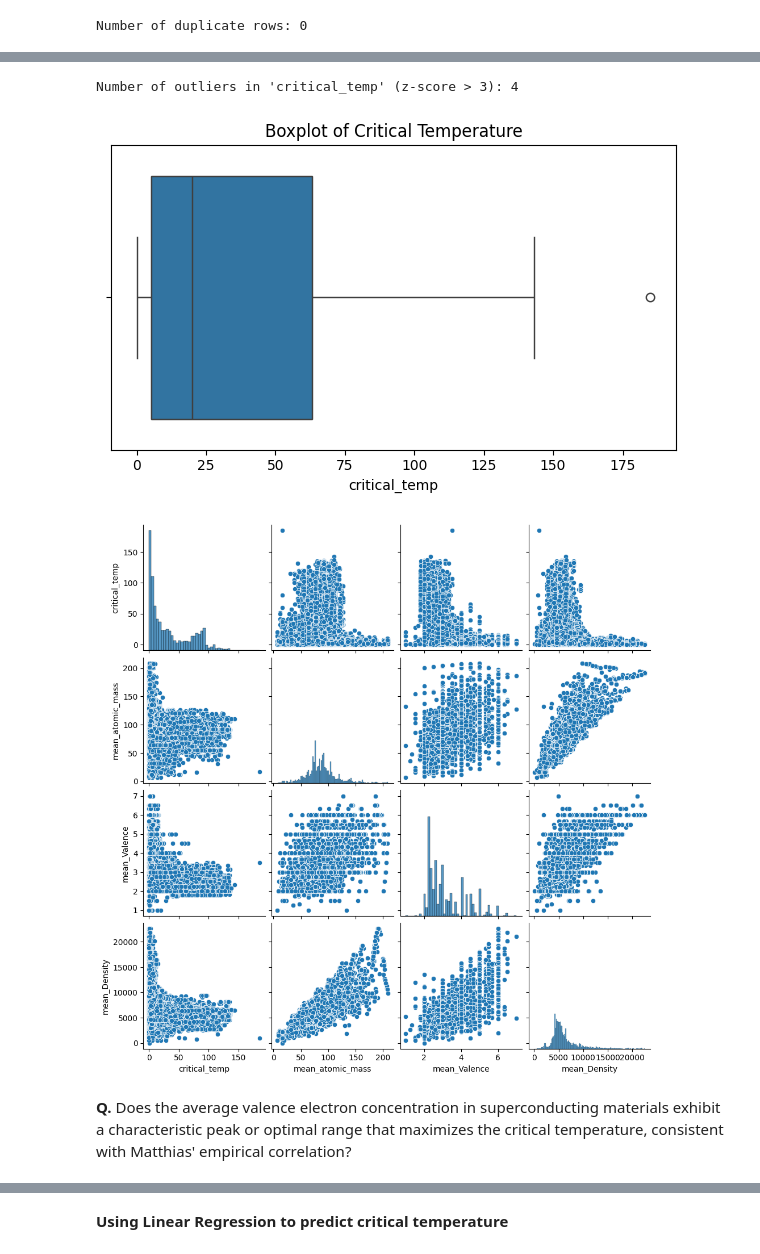
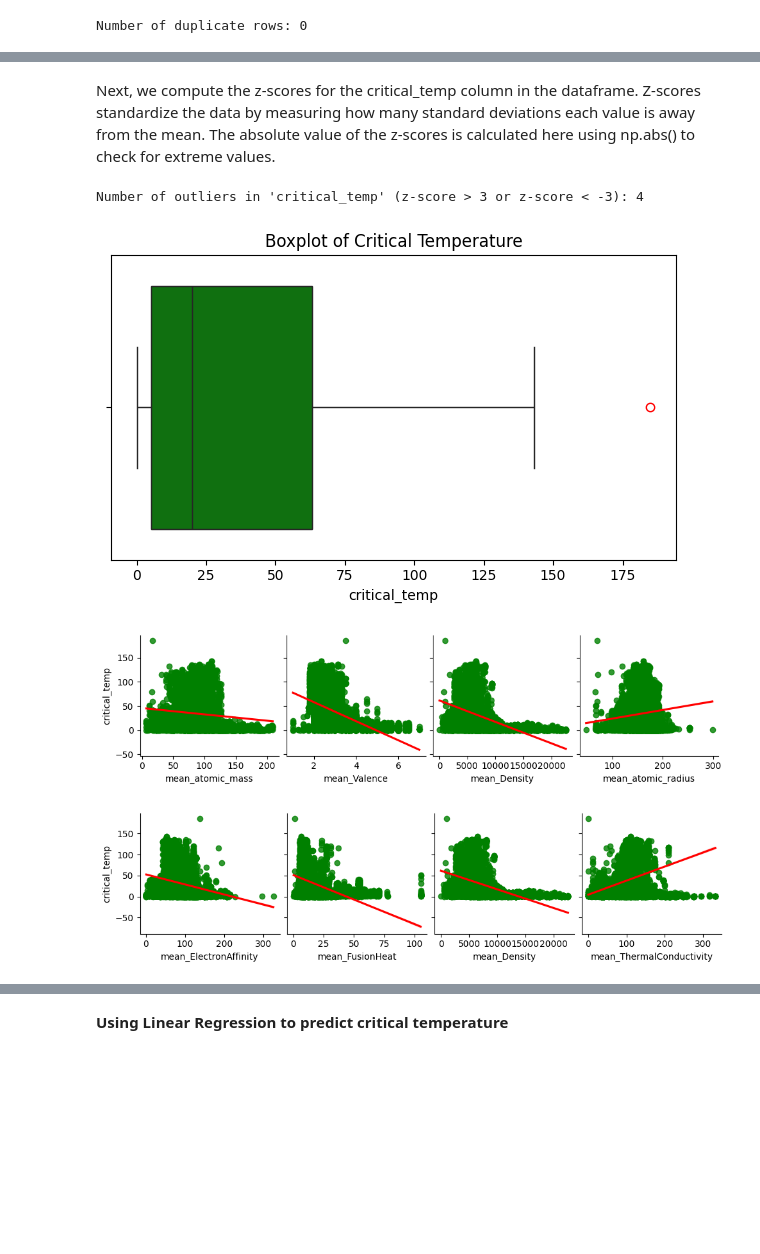
Before and after one commit to mikko098/superconductivity, a Jupyter notebook: dataprocessing.ipynb, the cells around one changed output, grey strips where cells are left out. Cells and saved outputs as stored; diff of their text form; code cells hidden in the pictures; blank space fills up the shorter version.

```diff
--- a/dataprocessing.ipynb
+++ b/dataprocessing.ipynb
@@ -202,22 +391,25 @@ plt.show()
+# %% [markdown]
+Next, we compute the z-scores for the critical_temp column in the dataframe. Z-scores standardize the data by measuring how many standard deviations each value is away from the mean. The absolute value of the z-scores is calculated here using np.abs() to check for extreme values.
 # %%
 z_scores = np.abs(zscore(df['critical_temp']))
 outliers = df[z_scores > 3]
-print(f"\nNumber of outliers in 'critical_temp' (z-score > 3): {len(outliers)}")
+print(f"Number of outliers in 'critical_temp' (z-score > 3 or z-score < -3): {len(outliers)}")
 # %% [output]
-Number of outliers in 'critical_temp' (z-score > 3): 4
+Number of outliers in 'critical_temp' (z-score > 3 or z-score < -3): 4
 # %%
 plt.figure(figsize=(6, 4))
-sns.boxplot(x=df['critical_temp'])
+sns.boxplot(x=df['critical_temp'], color = "green", flierprops={"markeredgecolor": "red"})
 plt.title('Boxplot of Critical Temperature')
 plt.tight_layout()
 plt.show()
 # %% [output]
-[figure, old version]
+[figure, new version]
 # %%
-selected = ['critical_temp', 'mean_atomic_mass', 'mean_Valence', 'mean_Density']
-sns.pairplot(df[selected])
+row1 = ['mean_atomic_mass', 'mean_Valence', 'mean_Density', 'mean_atomic_radius', ]
+row2 = ['mean_ElectronAffinity', 'mean_FusionHeat', 'mean_Density', 'mean_ThermalConductivity']
+sns.pairplot(data = df, y_vars = ['critical_temp'], x_vars = row1, kind = "reg", plot_kws = {"color" : "green" ,"line_kws" : {"color" : "red"}})
+sns.pairplot(data = df, y_vars = ['critical_temp'], x_vars = row2, kind = "reg", plot_kws = {"color" : "green" ,"line_kws" : {"color" : "red"}})
 plt.show()
 # %% [output]
-[figure, old version]
+[figure, new version]
+[figure, added]
-# %% [markdown]
-<b>Q.</b> Does the average valence electron concentration in superconducting materials exhibit a characteristic peak or optimal range that maximizes the critical temperature, consistent with Matthias' empirical correlation?
```
Also changed, not shown: parts of 114 cells of this notebook.
